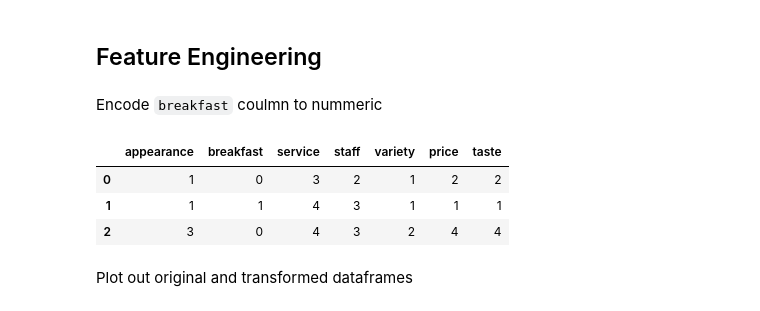
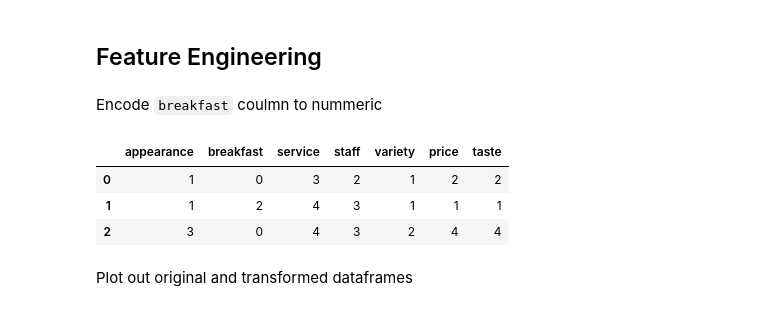
Before and after one commit to ZoltanNyaradi/Guest-Survey-Analysis-to-Improve-Hotel-Breakfast, a Jupyter notebook: jupyter_notebooks/06 - FeatureEngineering.ipynb, the cells around one changed output. Cells and saved outputs as stored; diff of their text form; code cells hidden in the pictures.

Commit message:
Feature Engineering - change OHE to Label Encoder

```diff
--- a/jupyter_notebooks/06 - FeatureEngineering.ipynb
+++ b/jupyter_notebooks/06 - FeatureEngineering.ipynb
@@ -86,21 +86,26 @@ Same as in the data cleaning notbook
 Encode `breakfast` coulmn to nummeric
 # %%
 from sklearn.pipeline import Pipeline
-from feature_engine.encoding import OrdinalEncoder
+from sklearn.preprocessing import LabelEncoder, FunctionTransformer
 
 df = train_set.copy()
 
+def label_encoder(pipeline_base):
+    le = LabelEncoder()
+    pipeline_base["breakfast"] = le.fit_transform(pipeline_base["breakfast"])
+    return pipeline_base
+
 pipeline = Pipeline([
-    ("Ordinal", OrdinalEncoder(encoding_method="arbitrary",variables=["breakfast"]))
+    ("Label", FunctionTransformer(label_encoder))
 ])
 
 df_ordinal = pipeline.fit_transform(df)
 
 df_ordinal.head(3)
 # %% [output]
 |  | appearance | breakfast | service | staff | variety | price | taste |
 | 0 | 1 | 0 | 3 | 2 | 1 | 2 | 2 |
-| 1 | 1 | 1 | 4 | 3 | 1 | 1 | 1 |
+| 1 | 1 | 2 | 4 | 3 | 1 | 1 | 1 |
 | 2 | 3 | 0 | 4 | 3 | 2 | 4 | 4 |
 # %% [markdown]
 Plot out original and transformed dataframes
```
Also changed, not shown: parts of 1 cell of this notebook, 1 other file.
